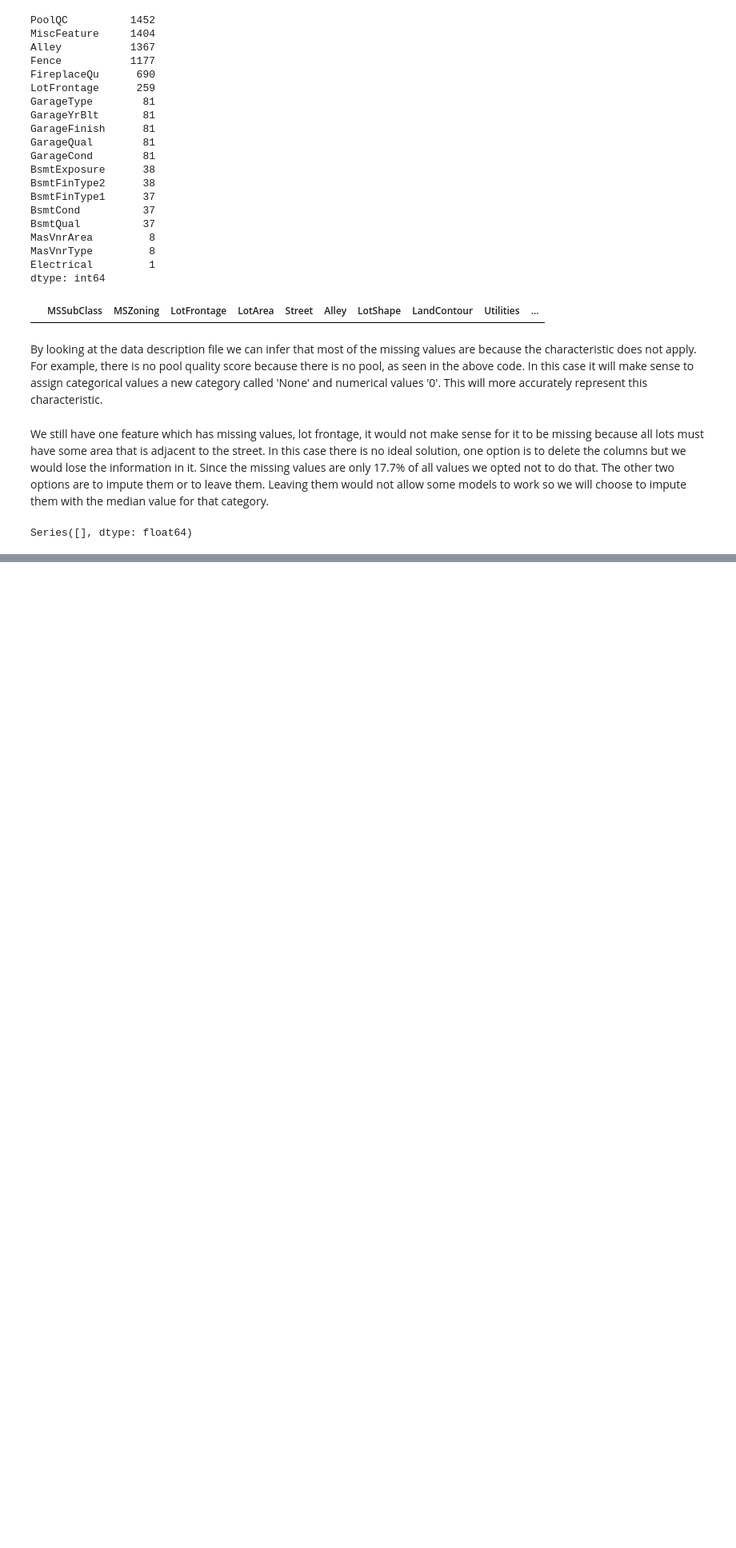
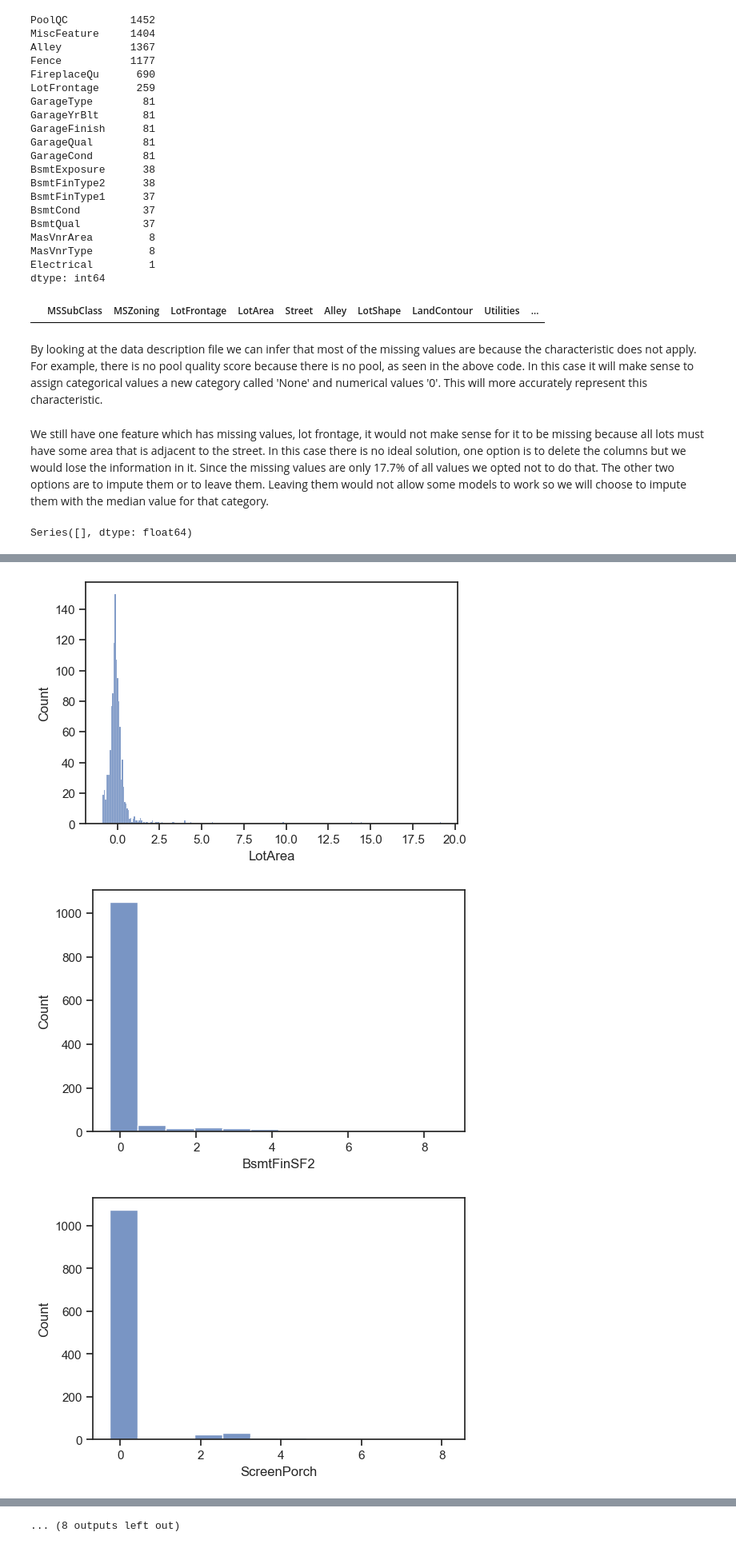
Before and after one commit to DanEllen/House-Prices-Advanced-Regression-Techniques, a Jupyter notebook: Machine_Learning_Code.ipynb, the cells around one changed output, grey strips where cells are left out. Shown at 80% size. Drawn from its saved outputs; the diff is of its cells as text; code cells hidden in the pictures; blank space fills up the shorter version.

```diff
--- a/Machine_Learning_Code.ipynb
+++ b/Machine_Learning_Code.ipynb
@@ -211,0 +294,23 @@ Series([], dtype: float64)
+# %%
+#Scaling features and creating new dataframe with scaled values
+
+from sklearn.preprocessing import StandardScaler
+X_d_scaled_train = X_d_train.copy()
+features = X_d_train[skew_index]
+scaler = StandardScaler().fit(features.values)
+features = scaler.transform(features.values)
+X_d_scaled_train[skew_index] = features
+
+
+X_d_scaled_test = X_d_test.copy()
+target = X_d_test[skew_index]
+target = scaler.transform(target.values)
+X_d_scaled_test[skew_index] = target
+
+for i in skew_index:
+    fig=plt.subplots()
+    sns.histplot(X_d_scaled_train[i])
+# %% [output]
+[figure, added]
+[figure, added]
+[figure, added]
@@ -211,0 +326 @@ Series([], dtype: float64)
+... (8 outputs left out)
```
Also changed, not shown: parts of 31 cells of this notebook, 1 other file.
